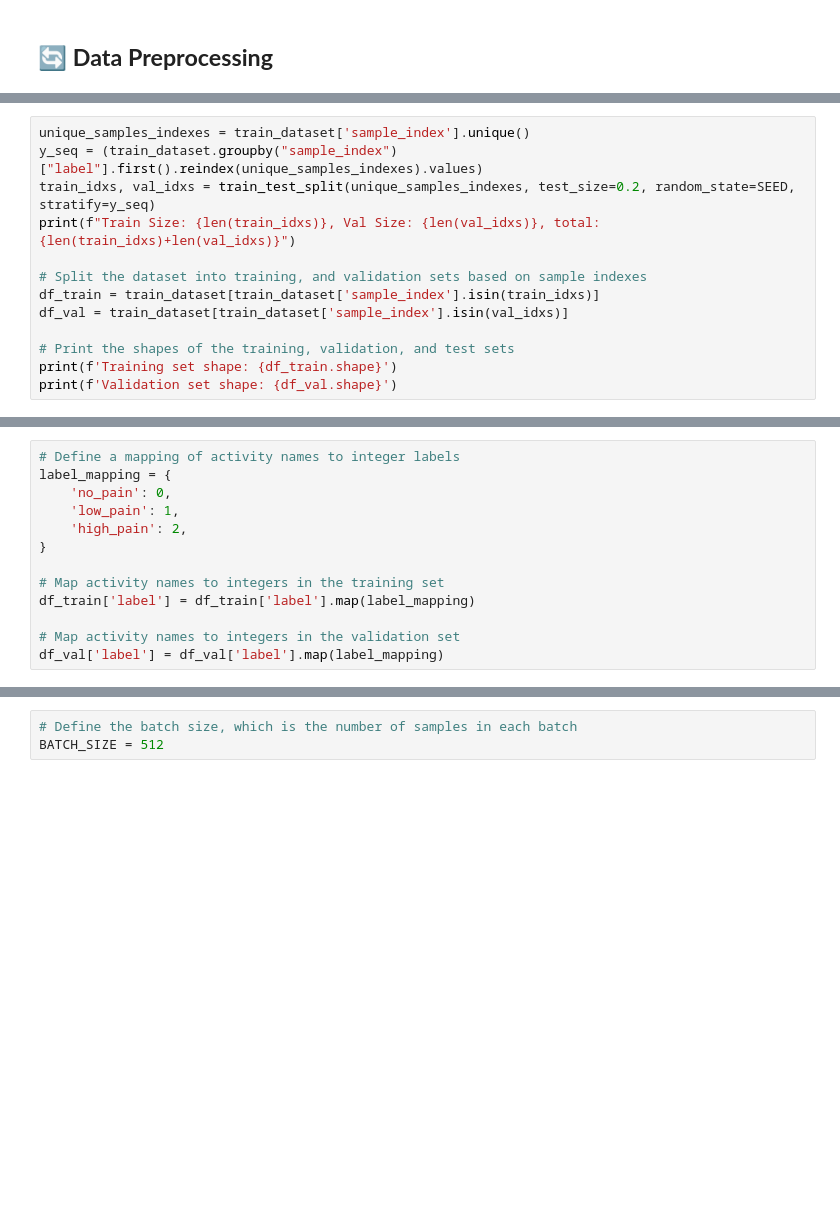
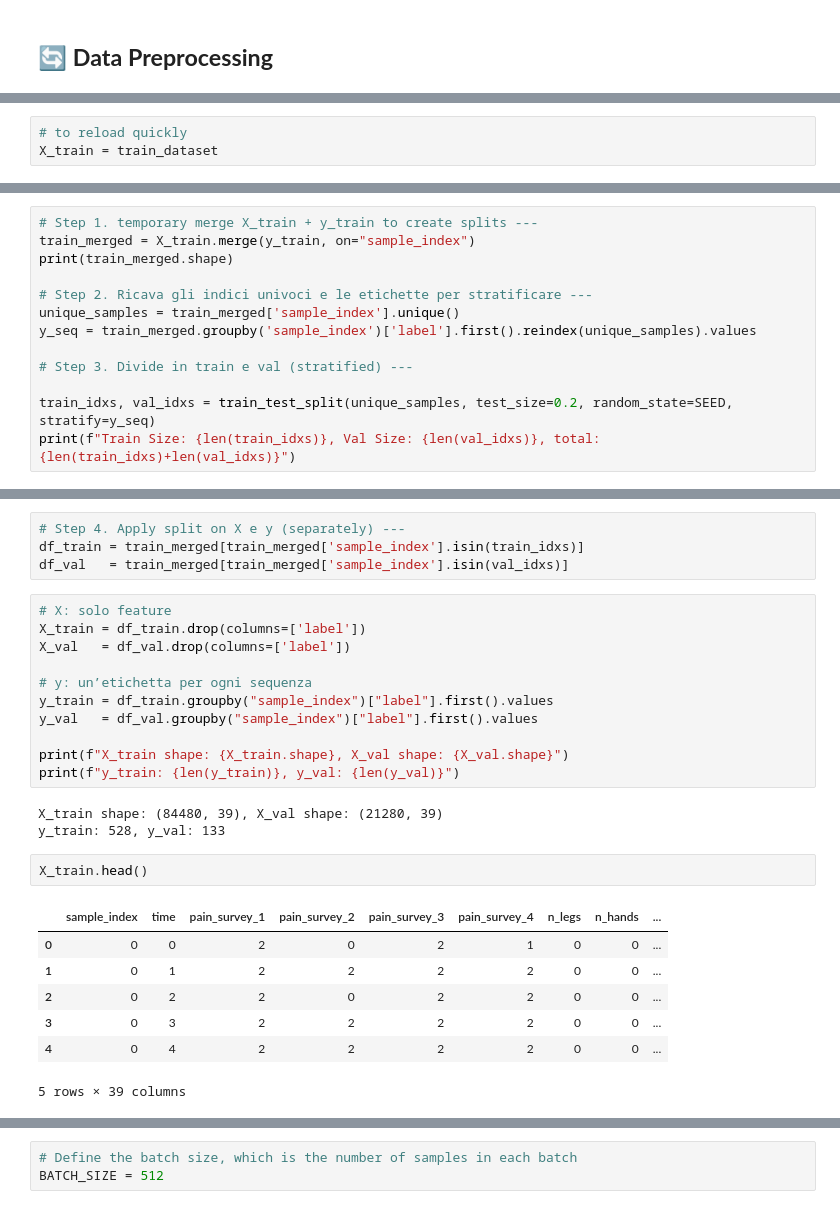
Before and after one commit to cristianobattistini/an2dl, a Jupyter notebook: an2dl1.ipynb, the cells around one changed output, grey strips where cells are left out. Cells and saved outputs as stored; diff of their text form; blank space fills up the shorter version.

```diff
--- a/an2dl1.ipynb
+++ b/an2dl1.ipynb
@@ -309,0 +356,3 @@ Train columns: ['sample_index', 'time', 'pain_survey_1', 'pain_survey_2', 'pain_
+# %%
+# to reload quickly
+X_train = train_dataset
@@ -310,14 +378,14 @@ Train columns: ['sample_index', 'time', 'pain_survey_1', 'pain_survey_2', 'pain_
 # %%
-unique_samples_indexes = train_dataset['sample_index'].unique()
-y_seq = (train_dataset.groupby("sample_index")["label"].first().reindex(unique_samples_indexes).values)
-train_idxs, val_idxs = train_test_split(unique_samples_indexes, test_size=0.2, random_state=SEED, stratify=y_seq)
+# Step 1. temporary merge X_train + y_train to create splits ---
+train_merged = X_train.merge(y_train, on="sample_index")
+print(train_merged.shape)
+
+# Step 2. Ricava gli indici univoci e le etichette per stratificare ---
+unique_samples = train_merged['sample_index'].unique()
+y_seq = train_merged.groupby('sample_index')['label'].first().reindex(unique_samples).values
+
+# Step 3. Divide in train e val (stratified) ---
+
+train_idxs, val_idxs = train_test_split(unique_samples, test_size=0.2, random_state=SEED, stratify=y_seq)
 print(f"Train Size: {len(train_idxs)}, Val Size: {len(val_idxs)}, total: {len(train_idxs)+len(val_idxs)}")
-
-# Split the dataset into training, and validation sets based on sample indexes
-df_train = train_dataset[train_dataset['sample_index'].isin(train_idxs)]
-df_val = train_dataset[train_dataset['sample_index'].isin(val_idxs)]
-
-# Print the shapes of the training, validation, and test sets
-print(f'Training set shape: {df_train.shape}')
-print(f'Validation set shape: {df_val.shape}')
 # %% [output]
@@ -360,13 +394,28 @@ Validation labels: {'no_pain': 103, 'low_pain': 19, 'high_pain': 11}
-# %%
-# Define a mapping of activity names to integer labels
-label_mapping = {
-    'no_pain': 0,
-    'low_pain': 1,
-    'high_pain': 2,
-}
-
-# Map activity names to integers in the training set
-df_train['label'] = df_train['label'].map(label_mapping)
-
-# Map activity names to integers in the validation set
-df_val['label'] = df_val['label'].map(label_mapping)
+# %%
+# Step 4. Apply split on X e y (separately) ---
+df_train = train_merged[train_merged['sample_index'].isin(train_idxs)]
+df_val   = train_merged[train_merged['sample_index'].isin(val_idxs)]
+# %%
+# X: solo feature
+X_train = df_train.drop(columns=['label'])
+X_val   = df_val.drop(columns=['label'])
+
+# y: un’etichetta per ogni sequenza
+y_train = df_train.groupby("sample_index")["label"].first().values
+y_val   = df_val.groupby("sample_index")["label"].first().values
+
+print(f"X_train shape: {X_train.shape}, X_val shape: {X_val.shape}")
+print(f"y_train: {len(y_train)}, y_val: {len(y_val)}")
+# %% [output]
+X_train shape: (84480, 39), X_val shape: (21280, 39)
+y_train: 528, y_val: 133
+# %%
+X_train.head()
+# %% [output]
+|  | sample_index | time | pain_survey_1 | pain_survey_2 | pain_survey_3 | pain_survey_4 | n_legs | n_hands | ... |
+| 0 | 0 | 0 | 2 | 0 | 2 | 1 | 0 | 0 | ... |
+| 1 | 0 | 1 | 2 | 2 | 2 | 2 | 0 | 0 | ... |
+| 2 | 0 | 2 | 2 | 0 | 2 | 2 | 0 | 0 | ... |
+| 3 | 0 | 3 | 2 | 2 | 2 | 2 | 0 | 0 | ... |
+| 4 | 0 | 4 | 2 | 2 | 2 | 2 | 0 | 0 | ... |
+5 rows × 39 columns
```
Also changed, not shown: parts of 23 cells of this notebook.
